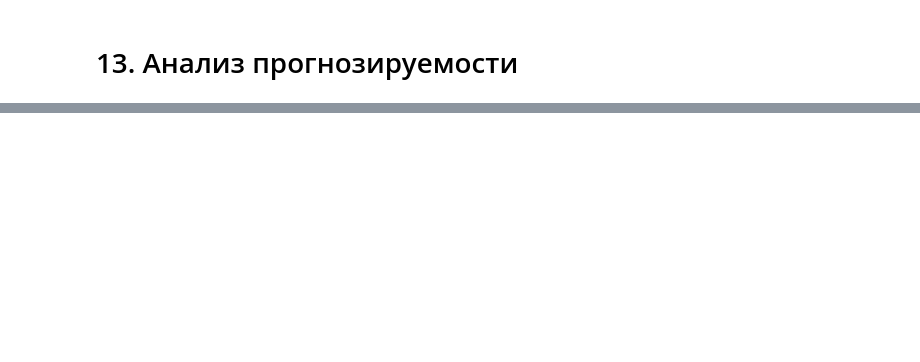
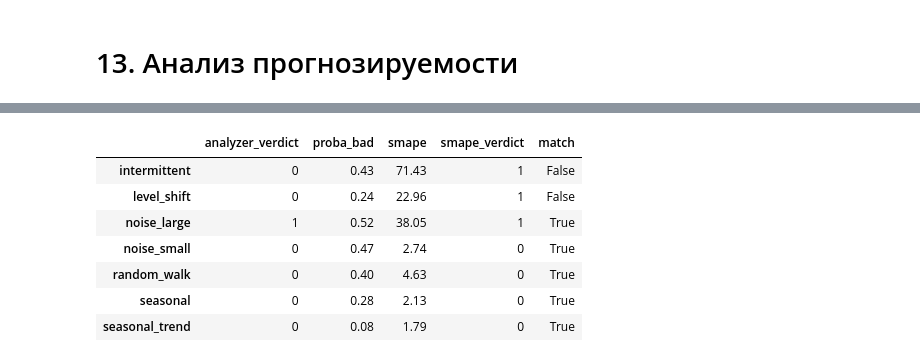
Before and after one commit to skv-analyst/study-data-analytics, a Jupyter notebook: 05-etna/notebooks/13-predictability.ipynb, the cells around one changed output, grey strips where cells are left out. Cells and saved outputs as stored; diff of their text form; code cells hidden in the pictures; blank space fills up the shorter version.

```diff
--- a/05-etna/notebooks/13-predictability.ipynb
+++ b/05-etna/notebooks/13-predictability.ipynb
@@ -6,22 +8,28 @@
 Графики для главы сохраняй через `save_fig(fig, "имя")` → `../chapters/img/13-имя.png`.
 # %%
-import logging
 import os
+import time
 import warnings
 
 import numpy as np
 import pandas as pd
 import matplotlib.pyplot as plt
 
-from etna.datasets import TSDataset, generate_periodic_df, generate_ar_df
+# Глушим шум до импорта ETNA: FutureWarning из pandas и предупреждение tqdm про ipywidgets
+warnings.filterwarnings("ignore", category=FutureWarning)
+warnings.filterwarnings("ignore", message="IProgress not found")
+# Модель анализатора сохранена в sklearn 1.0.2 — sklearn предупреждает о другой версии при загрузке
+warnings.filterwarnings("ignore", message="Trying to unpickle estimator")
+
+from etna.datasets import TSDataset
+from etna.models import NaiveModel
+from etna.pipeline import Pipeline
+from etna.metrics import SMAPE
 from etna.experimental.classification import PredictabilityAnalyzer
 
-logging.getLogger("cmdstanpy").disabled = True
-warnings.filterwarnings("ignore", category=FutureWarning)
-
-DATA_DIR = "../local/data"
+# Предобученный анализатор скачивается отдельно (см. README темы) и в git не попадает
+MODEL_PATH = "../local/models/weasel_D.pickle"
 IMG_DIR = "../chapters/img"  # графики для главы книги
-HORIZON = 14
 RANDOM_SEED = 42
 
 
@@ -59,0 +137,19 @@ def save_fig(fig, name: str) -> None:
+# %%
+# Честная проверка: backtest простой модели «как в тот же день неделю назад», горизонт 14 дней, 3 фолда
+pipeline = Pipeline(model=NaiveModel(lag=7), transforms=[], horizon=14)
+metrics_df = pipeline.backtest(ts, metrics=[SMAPE()], n_folds=3, aggregate_metrics=True, joblib_params={"verbose": 0})["metrics"]
+
+SMAPE_THRESHOLD = 20  # ряд считаем плохим, если ошибка простой модели не меньше 20%
+result["smape"] = metrics_df.set_index("segment")["SMAPE"]
+result["smape_verdict"] = (result["smape"] >= SMAPE_THRESHOLD).astype(int)
+result["match"] = result["analyzer_verdict"] == result["smape_verdict"]
+result.round(2)
+# %% [output]
+|  | analyzer_verdict | proba_bad | smape | smape_verdict | match |
+| intermittent | 0 | 0.43 | 71.43 | 1 | False |
+| level_shift | 0 | 0.24 | 22.96 | 1 | False |
+| noise_large | 1 | 0.52 | 38.05 | 1 | True |
+| noise_small | 0 | 0.47 | 2.74 | 0 | True |
+| random_walk | 0 | 0.40 | 4.63 | 0 | True |
+| seasonal | 0 | 0.28 | 2.13 | 0 | True |
+| seasonal_trend | 0 | 0.08 | 1.79 | 0 | True |
```
Also changed, not shown: parts of 20 cells of this notebook, 3 other files.
